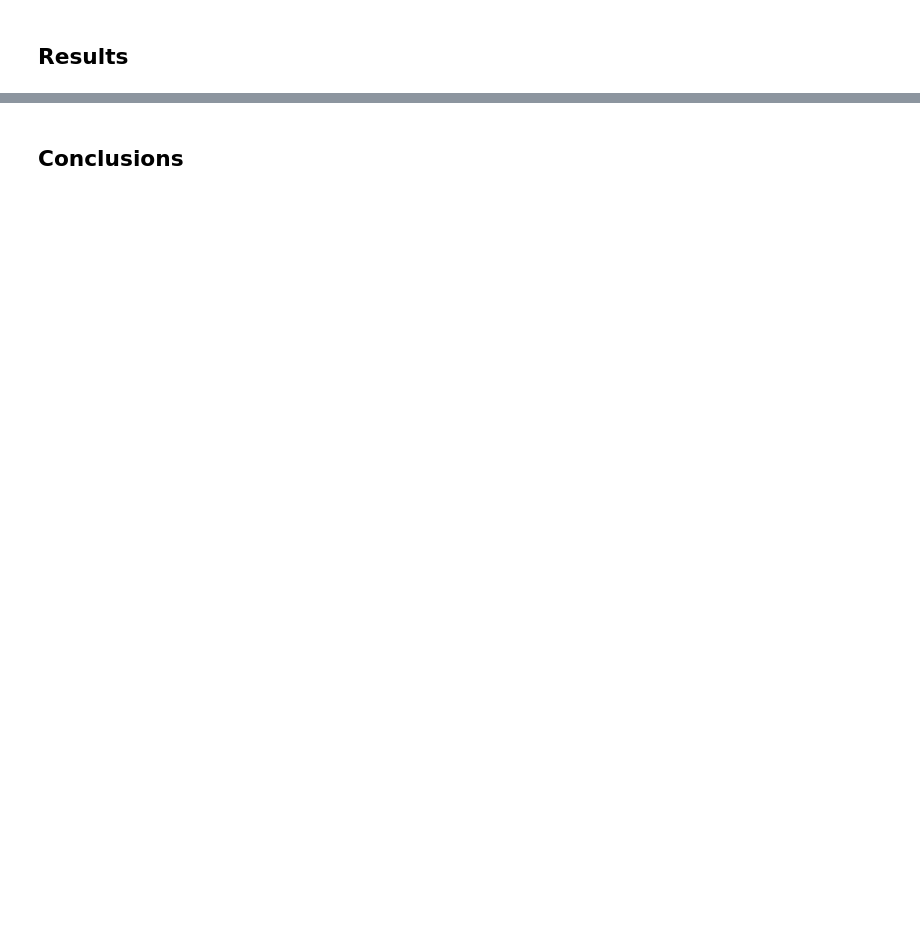
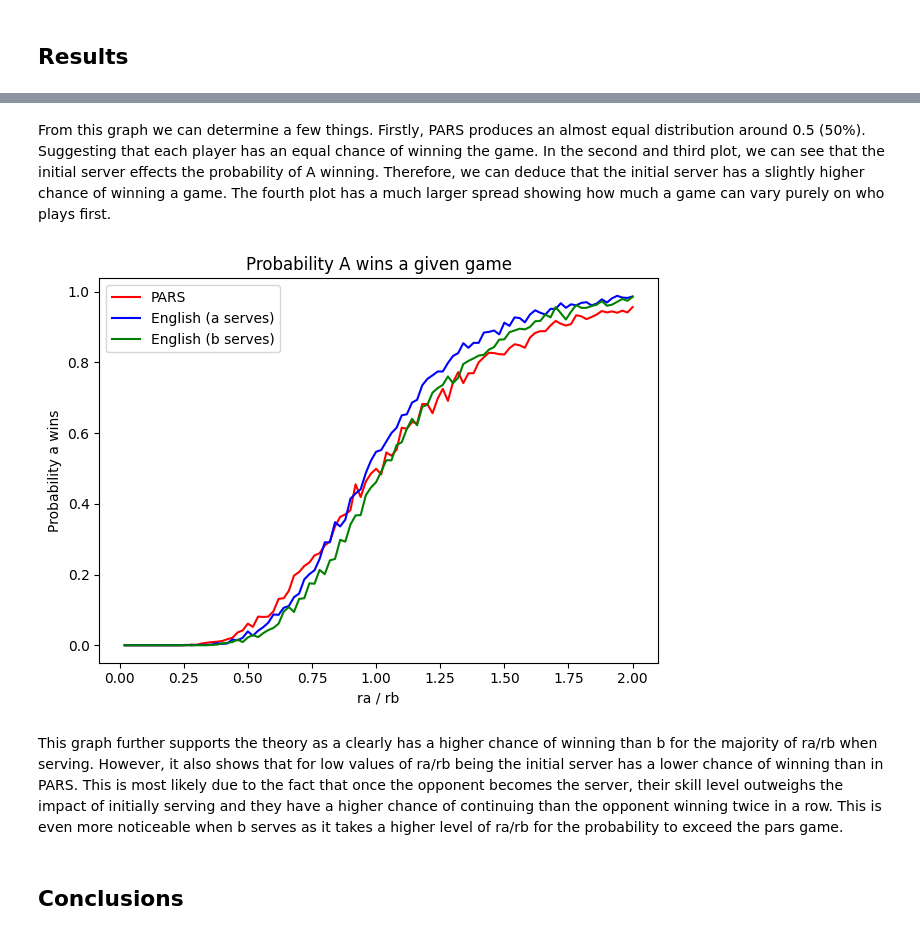
Before and after one commit to JellyNutJim/UNI, a Jupyter notebook: Year 1/Problem Solving/Coursework/Squash/22046140.ipynb, the cells around one changed output, grey strips where cells are left out. Cells and saved outputs as stored; diff of their text form; code cells hidden in the pictures; blank space fills up the shorter version.

```diff
--- a/Year 1/Problem Solving/Coursework/Squash/22046140.ipynb
+++ b/Year 1/Problem Solving/Coursework/Squash/22046140.ipynb
@@ -41,12 +41,20 @@ print(game(70, 30))
 
 **[Functionality: 4 marks]**
 # %%
-def win_probability_game(ra, rb, simulations):
+# This may not be the best solution, but I wanted to allow this function to be used for both the pars and english games
+# without re-writing code.
+def win_probability_game(ra, rb, simulations, game_func = game, extra = None):
     a_wins = 0
     b_wins = 0
+    param = None
+
+    if (extra == None):
+        params = (ra, rb)
+    else:
+        params = (ra, rb, extra)
 
     for i in range(simulations):
-        result = game(ra, rb)
+        result = game_func(*params)
         if (result[0] > result[1]):
             a_wins += 1
         else:
@@ -374,2 +368,12 @@ plot_single_win_probability(50, 50, 1000)
+# %% [markdown]
+From this graph we can determine a few things. Firstly, PARS produces an almost equal distribution around 0.5 (50%). Suggesting that each player has an equal chance of winning the game.
+In the second and third plot, we can see that the initial server effects the probability of A winning. Therefore, we can deduce that the initial server has a slightly higher chance of winning a game. The fourth plot has a much larger spread showing how much a game can vary purely on who plays first.
+# %%
+d = create_data_set()
+p = plot_win_probabilities_both(d, 1000)
+# %% [output]
+[figure, added]
+# %% [markdown]
+This graph further supports the theory as a clearly has a higher chance of winning than b for the majority of ra/rb when serving. However, it also shows that for low values of ra/rb being the initial server has a lower chance of winning than in PARS. This is most likely due to the fact that once the opponent becomes the server, their skill level outweighs the impact of initially serving and they have a higher chance of continuing than the opponent winning twice in a row. This is even more noticeable when b serves as it takes a higher level of ra/rb for the probability to exceed the pars game.
 # %% [markdown]
 ## Conclusions
```
Also changed, not shown: parts of 15 cells of this notebook, 3 other files.
